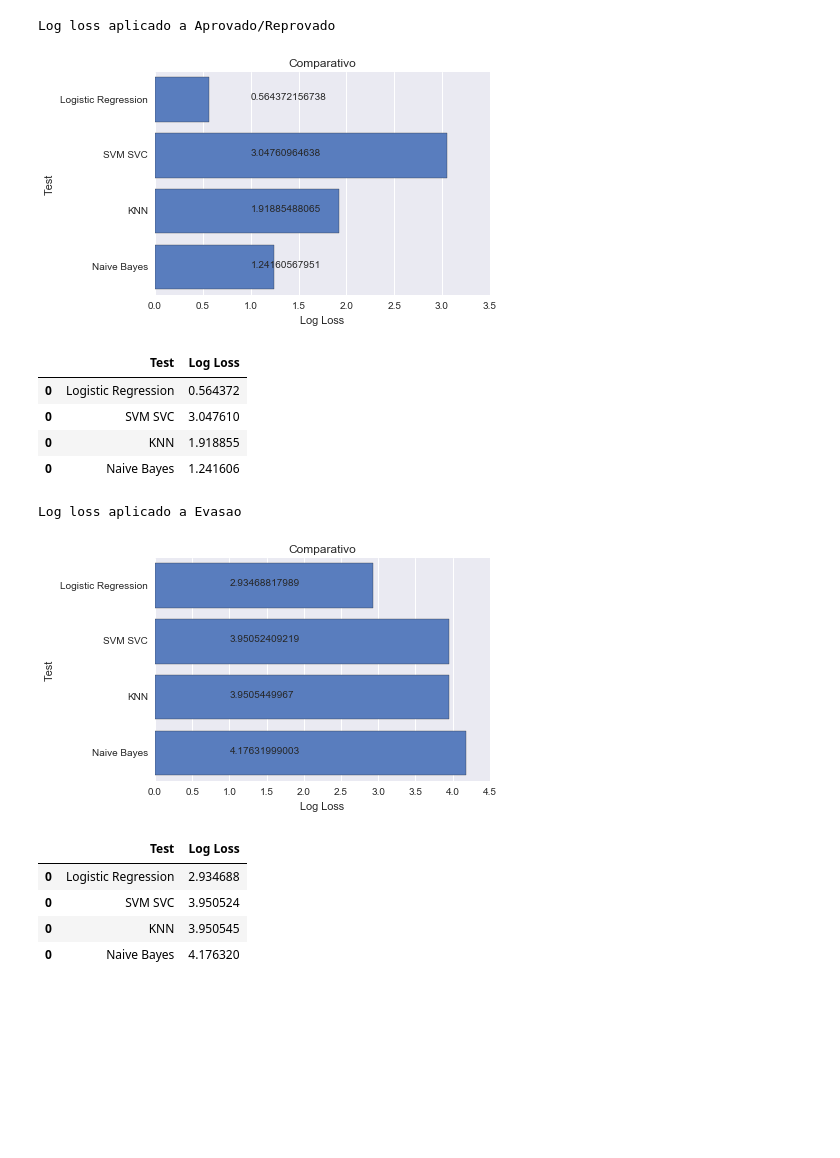
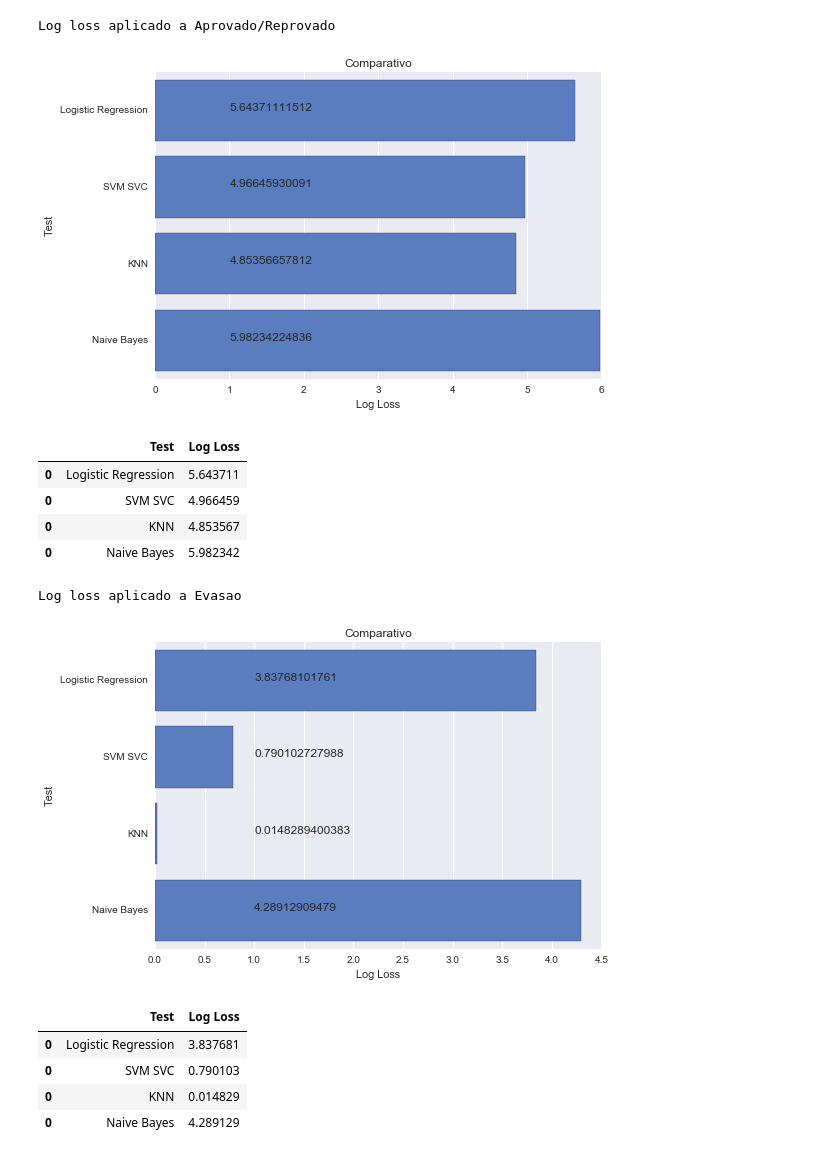
Before and after one commit to sandeco/educacao, a Jupyter notebook: si-analise-tecnicas.ipynb, the cells around one changed output. Drawn from its saved outputs; the diff is of its cells as text; code cells hidden in the pictures; blank space fills up the shorter version.

```diff
--- a/si-analise-tecnicas.ipynb
+++ b/si-analise-tecnicas.ipynb
@@ -17,11 +17,18 @@ import numpy as np
 # lendo dados limpo do curso de si
 dados = pd.read_csv('si_clean.csv')
 
+dados.drop('NOTAS', axis=1, inplace=True)
+dados.drop('N_FALTAS', axis=1, inplace=True)
+
 # montando dados para treinamento
 train_data_aprovado = dados[:]
 train_data_aprovado.drop('APROVADO',axis=1, inplace=True)
+train_data_aprovado.drop('SIT_MATRICULA',axis=1, inplace=True)
+
 train_data_evasao = dados[:]
+train_data_evasao.drop('APROVADO',axis=1, inplace=True)
 train_data_evasao.drop('SIT_MATRICULA',axis=1, inplace=True)
+train_data_evasao.drop('COD_DISCIPLINA',axis=1, inplace=True)
 
 # target
 target_data_aprovado = dados['APROVADO']
@@ -63,7 +70,7 @@ def executarTecnicaEvasao(model, tecnica):
     resultados_evasao += [(tecnica, model.score(train_data_evasao, target_data_evasao))]
     cross_validation_evasao += [(tecnica, cross_validation.cross_val_score(model, train_data_evasao, target_data_evasao, cv=10))]
 
-for tecnica in tecnicas:
+"""for tecnica in tecnicas:
     if tecnica == 'Logistic Regression':
         model = LogisticRegression()
     if tecnica == 'Decision Tree Classifier':
@@ -98,7 +105,7 @@ for tecnica in tecnicas:
         model = ensemble.GradientBoostingRegressor()
 
     executarTecnicaAprovado(model, tecnica)
-    executarTecnicaEvasao(model, tecnica)
+    executarTecnicaEvasao(model, tecnica)"""
 # %% [output]
 A value is trying to be set on a copy of a slice from a DataFrame
 
@@ -182,49 +199,55 @@ resultados_t07 = pd.DataFrame(columns=log_cols)
 resultados_t08 = pd.DataFrame(columns=log_cols)
 tecnicas_selecionadas_aprovado = pd.DataFrame(columns=log_cols)
 tecnicas_selecionadas_evasao = pd.DataFrame(columns=log_cols)
-# %%
-# escolhidos
-logistic_regression = LogisticRegression()
-svm = svm.SVC()
-knn = neighbors.KNeighborsClassifier(n_neighbors=3)
-naive_bayes = naive_bayes.GaussianNB()
+# %%
+# escolhidos para aprovado/reprovado
+logistic_regression_aprovado = LogisticRegression(solver='newton-cg')
+svm_aprovado = svm.SVC()
+knn_aprovado = neighbors.KNeighborsClassifier(weights='distance')
+naive_bayes_aprovado = naive_bayes.BernoulliNB()
+
+# escolhidos para evasao
+logistic_regression_evasao = LogisticRegression(solver='newton-cg')
+svm_evasao = svm.SVC()
+knn_evasao = neighbors.KNeighborsRegressor(n_neighbors=7)
+naive_bayes_evasao = naive_bayes.BernoulliNB()
 # %%
 log_cols2=["Test", "Log Loss"]
 
 logloss_aprovado = pd.DataFrame(columns=log_cols2)
 logloss_evasao = pd.DataFrame(columns=log_cols2)
 
-logloss_aprovado = logloss_aprovado.append(logLoss('Logistic Regression', logistic_regression, 'aprovado'))
-logloss_aprovado = logloss_aprovado.append(logLoss('SVM SVC', svm, 'aprovado'))
-logloss_aprovado = logloss_aprovado.append(logLoss('KNN', knn, 'aprovado'))
-logloss_aprovado = logloss_aprovado.append(logLoss('Naive Bayes', naive_bayes, 'aprovado'))
+logloss_aprovado = logloss_aprovado.append(logLoss('Logistic Regression', logistic_regression_aprovado, 'aprovado'))
+logloss_aprovado = logloss_aprovado.append(logLoss('SVM SVC', svm_aprovado, 'aprovado'))
+logloss_aprovado = logloss_aprovado.append(logLoss('KNN', knn_aprovado, 'aprovado'))
+logloss_aprovado = logloss_aprovado.append(logLoss('Naive Bayes', naive_bayes_aprovado, 'aprovado'))
 
 print('Log loss aplicado a Aprovado/Reprovado')
 plotComparativoLogLoss(logloss_aprovado)
 logloss_aprovado
 # %% [output]
 Log loss aplicado a Aprovado/Reprovado
-[figure, old version]
+[figure, new version]
 |  | Test | Log Loss |
-| 0 | Logistic Regression | 0.564372 |
-| 0 | SVM SVC | 3.047610 |
-| 0 | KNN | 1.918855 |
-| 0 | Naive Bayes | 1.241606 |
+| 0 | Logistic Regression | 5.643711 |
+| 0 | SVM SVC | 4.966459 |
+| 0 | KNN | 4.853567 |
+| 0 | Naive Bayes | 5.982342 |
 # %%
-logloss_evasao = logloss_evasao.append(logLoss('Logistic Regression', logistic_regression, 'evasao'))
-logloss_evasao = logloss_evasao.append(logLoss('SVM SVC', svm, 'evasao'))
-logloss_evasao = logloss_evasao.append(logLoss('KNN', knn, 'evasao'))
-logloss_evasao = logloss_evasao.append(logLoss('Naive Bayes', naive_bayes, 'evasao'))
+logloss_evasao = logloss_evasao.append(logLoss('Logistic Regression', logistic_regression_evasao, 'evasao'))
+logloss_evasao = logloss_evasao.append(logLoss('SVM SVC', svm_evasao, 'evasao'))
+logloss_evasao = logloss_evasao.append(logLoss('KNN', knn_evasao, 'evasao'))
+logloss_evasao = logloss_evasao.append(logLoss('Naive Bayes', naive_bayes_evasao, 'evasao'))
 
 print('Log loss aplicado a Evasao')
 plotComparativoLogLoss(logloss_evasao)
 logloss_evasao
 # %% [output]
 Log loss aplicado a Evasao
-[figure, old version]
+[figure, new version]
 |  | Test | Log Loss |
-| 0 | Logistic Regression | 2.934688 |
-| 0 | SVM SVC | 3.950524 |
-| 0 | KNN | 3.950545 |
-| 0 | Naive Bayes | 4.176320 |
+| 0 | Logistic Regression | 3.837681 |
+| 0 | SVM SVC | 0.790103 |
+| 0 | KNN | 0.014829 |
+| 0 | Naive Bayes | 4.289129 |
 # %%
```
Also changed, not shown: parts of 8 cells of this notebook, 1 other file.
